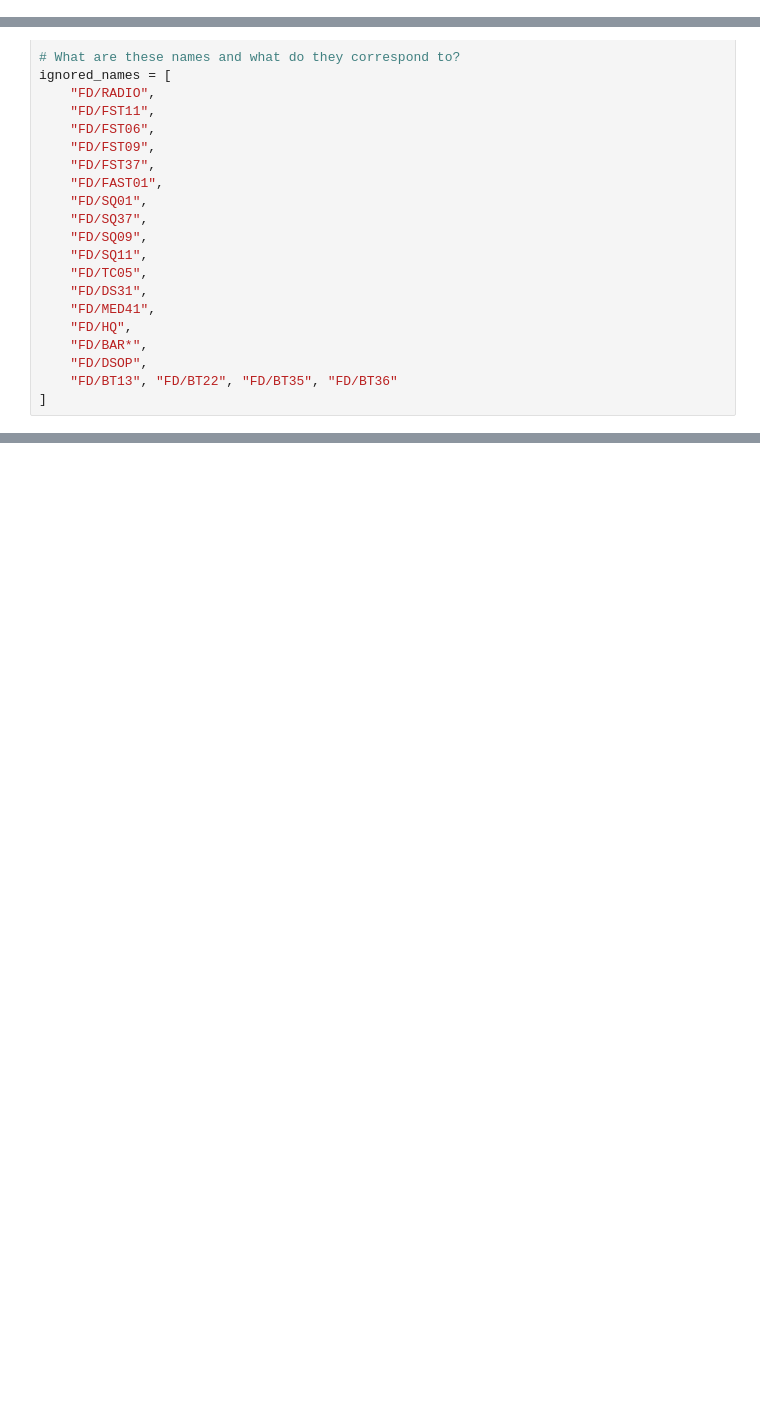
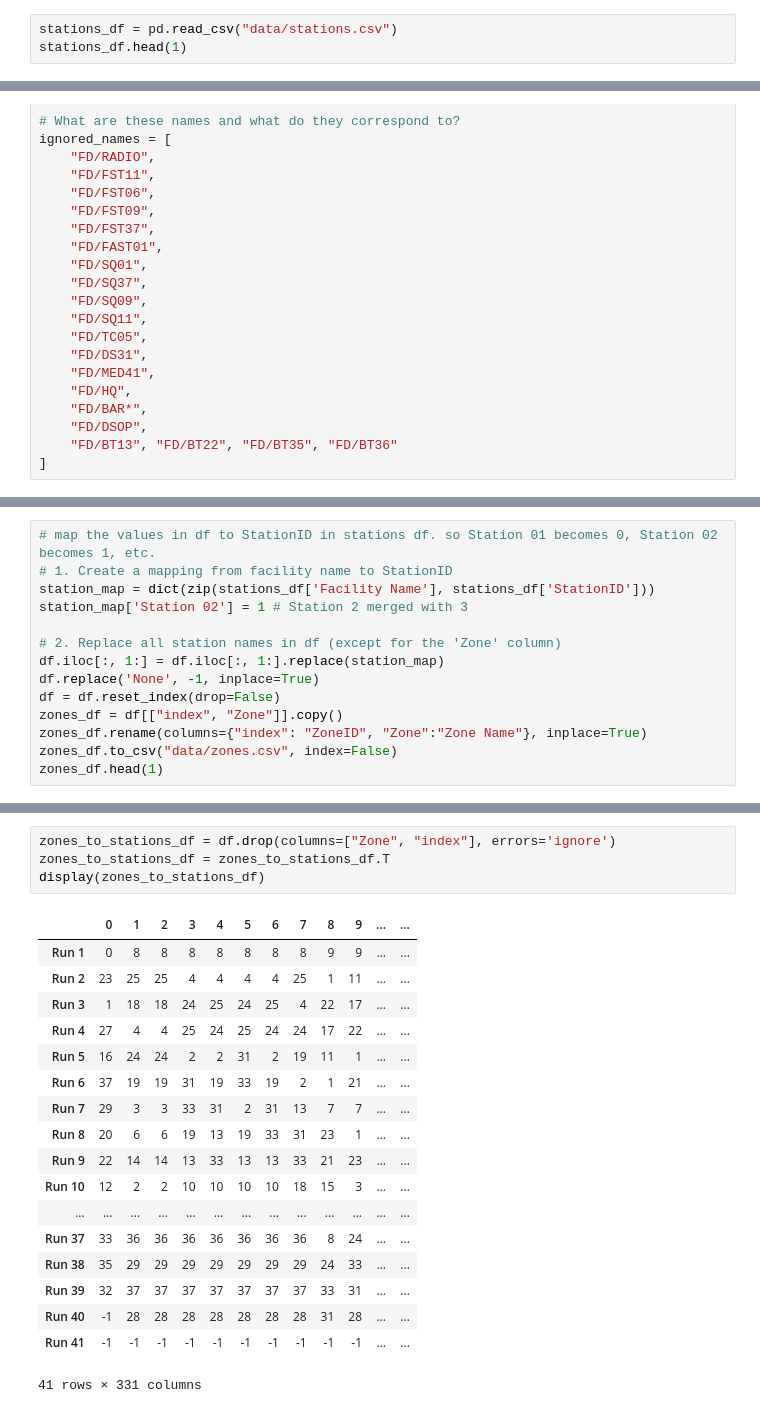
Before and after one commit to jptalusan/fire_simulator, a Jupyter notebook: preprocess.ipynb, the cells around one changed output, grey strips where cells are left out. Cells and saved outputs as stored; diff of their text form; blank space fills up the shorter version.

```diff
--- a/preprocess.ipynb
+++ b/preprocess.ipynb
@@ -252,3 +234,6 @@ df.to_file("data/beats_shpfile.geojson", driver="GeoJSON")
 import geopandas as gpd
 import pandas as pd
 import os
+# %%
+stations_df = pd.read_csv("data/stations.csv")
+stations_df.head(1)
@@ -353,0 +336,14 @@ File data/FIRE RUN CARDS OCT 2024/BEAT-07R.xlsx does not exist. Skipping.
+# %%
+# map the values in df to StationID in stations df. so Station 01 becomes 0, Station 02 becomes 1, etc.
+# 1. Create a mapping from facility name to StationID
+station_map = dict(zip(stations_df['Facility Name'], stations_df['StationID']))
+station_map['Station 02'] = 1 # Station 2 merged with 3
+
+# 2. Replace all station names in df (except for the 'Zone' column)
+df.iloc[:, 1:] = df.iloc[:, 1:].replace(station_map)
+df.replace('None', -1, inplace=True)
+df = df.reset_index(drop=False)
+zones_df = df[["index", "Zone"]].copy()
+zones_df.rename(columns={"index": "ZoneID", "Zone":"Zone Name"}, inplace=True)
+zones_df.to_csv("data/zones.csv", index=False)
+zones_df.head(1)
@@ -354,2 +382,25 @@ File data/FIRE RUN CARDS OCT 2024/BEAT-07R.xlsx does not exist. Skipping.
+# %%
+zones_to_stations_df = df.drop(columns=["Zone", "index"], errors='ignore')
+zones_to_stations_df = zones_to_stations_df.T
+display(zones_to_stations_df)
+# %% [output]
+|  | 0 | 1 | 2 | 3 | 4 | 5 | 6 | 7 | 8 | 9 | ... | ... |
+| Run 1 | 0 | 8 | 8 | 8 | 8 | 8 | 8 | 8 | 9 | 9 | ... | ... |
+| Run 2 | 23 | 25 | 25 | 4 | 4 | 4 | 4 | 25 | 1 | 11 | ... | ... |
+| Run 3 | 1 | 18 | 18 | 24 | 25 | 24 | 25 | 4 | 22 | 17 | ... | ... |
+| Run 4 | 27 | 4 | 4 | 25 | 24 | 25 | 24 | 24 | 17 | 22 | ... | ... |
+| Run 5 | 16 | 24 | 24 | 2 | 2 | 31 | 2 | 19 | 11 | 1 | ... | ... |
+| Run 6 | 37 | 19 | 19 | 31 | 19 | 33 | 19 | 2 | 1 | 21 | ... | ... |
+| Run 7 | 29 | 3 | 3 | 33 | 31 | 2 | 31 | 13 | 7 | 7 | ... | ... |
+| Run 8 | 20 | 6 | 6 | 19 | 13 | 19 | 33 | 31 | 23 | 1 | ... | ... |
+| Run 9 | 22 | 14 | 14 | 13 | 33 | 13 | 13 | 33 | 21 | 23 | ... | ... |
+| Run 10 | 12 | 2 | 2 | 10 | 10 | 10 | 10 | 18 | 15 | 3 | ... | ... |
+| ... | ... | ... | ... | ... | ... | ... | ... | ... | ... | ... | ... | ... |
+| Run 37 | 33 | 36 | 36 | 36 | 36 | 36 | 36 | 36 | 8 | 24 | ... | ... |
+| Run 38 | 35 | 29 | 29 | 29 | 29 | 29 | 29 | 29 | 24 | 33 | ... | ... |
+| Run 39 | 32 | 37 | 37 | 37 | 37 | 37 | 37 | 37 | 33 | 31 | ... | ... |
+| Run 40 | -1 | 28 | 28 | 28 | 28 | 28 | 28 | 28 | 31 | 28 | ... | ... |
+| Run 41 | -1 | -1 | -1 | -1 | -1 | -1 | -1 | -1 | -1 | -1 | ... | ... |
+41 rows × 331 columns
 # %%
 import struct
```
Also changed, not shown: parts of 22 cells of this notebook, 8 other files.
